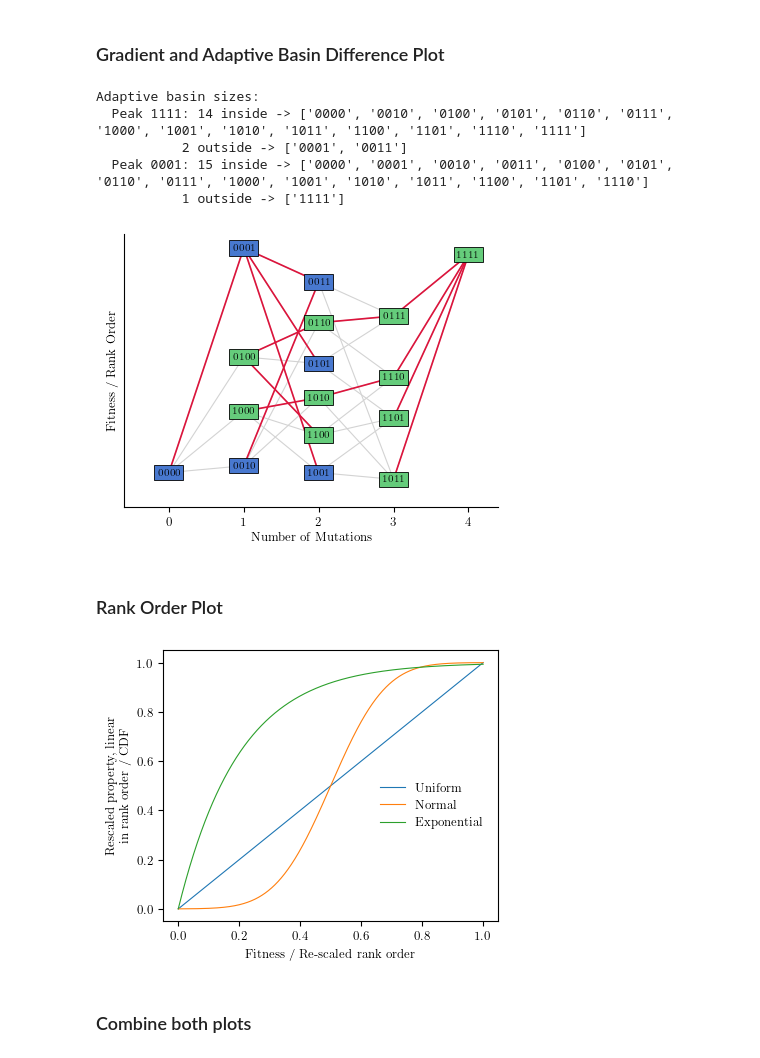
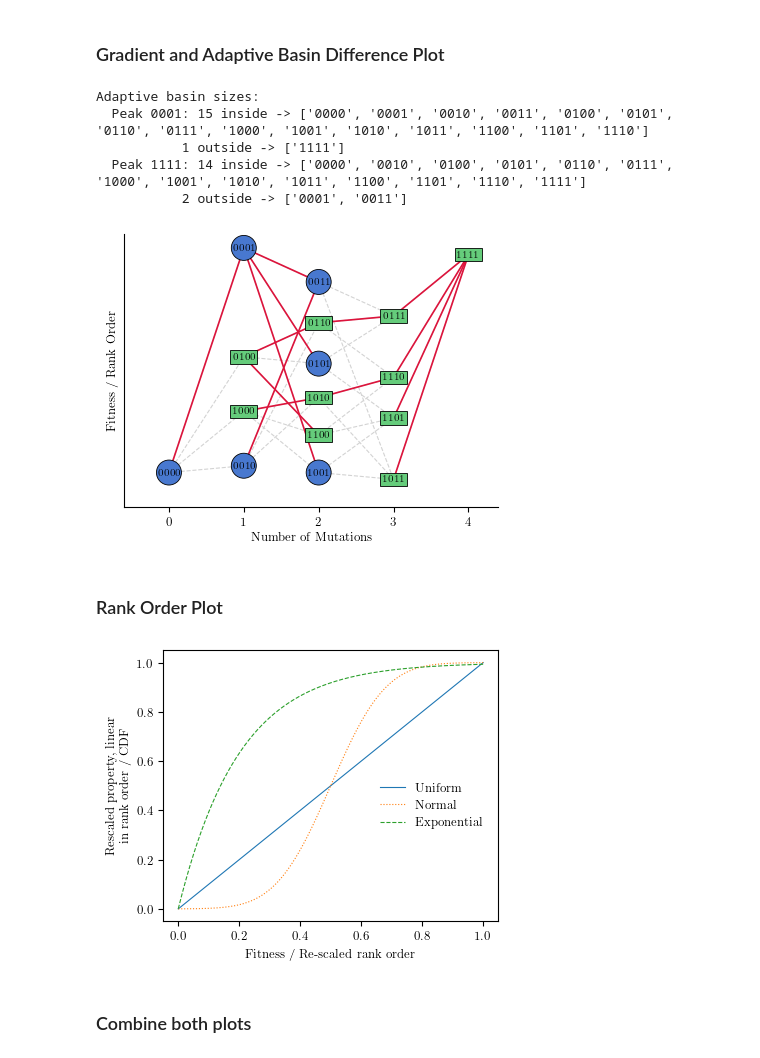
Before and after one commit to Dnl-rs/BasinNumerics, a Jupyter notebook: Python Mathplotlib Plots.ipynb, the cells around one changed output. Drawn from its saved outputs; the diff is of its cells as text; code cells hidden in the pictures.

Commit message:
Add files via upload
Updated figures

```diff
--- a/Python Mathplotlib Plots.ipynb
+++ b/Python Mathplotlib Plots.ipynb
@@ -1003,41 +983,48 @@ def node_facecolor(g):
     if in_1111:              return col_1111
     return col_none
 
 # ── Reusable drawing function ─────────────────────────────────────────────────
 def draw_landscape(ax):
     for uu, vv in H.edges():
         xu, yu = pos_L4[uu]; xv, yv = pos_L4[vv]
-        ax.plot([xu, xv], [yu, yv], color="lightgrey", linewidth=0.8, zorder=1)
+        ax.plot([xu, xv], [yu, yv], color="lightgrey", linewidth=0.8, linestyle='dashed', zorder=1)
     for src, dst in red_arrows:
         xs, ys = pos_L4[src]; xd, yd = pos_L4[dst]
-        ax.plot([xs, xd], [ys, yd], color="crimson", lw=1.2, zorder=3)
+        ax.plot([xs, xd], [ys, yd], color="crimson", lw=1.2, linestyle='solid', zorder=3)
     for g in genotypes_L4:
         x, y = pos_L4[g]
-        ax.text(x, y, g, ha="center", va="center", color="black", zorder=5,
-                bbox=dict(boxstyle="square,pad=0.35", facecolor=node_facecolor(g),
-                          edgecolor="black", linewidth=0.6))
+        facecolor = node_facecolor(g)
+        if facecolor == col_0001:
+            ax.text(x, y, g, ha="center", va="center", color="black", zorder=5,
+                    bbox=dict(boxstyle="circle,pad=0.15", facecolor=facecolor,
+                    edgecolor="black", linewidth=0.6))
+        elif facecolor == col_1111:
+            ax.text(x, y, g, ha="center", va="center", color="black", zorder=5,
+                    bbox=dict(boxstyle="square,pad=0.25", facecolor=facecolor,
+                    edgecolor="black", linewidth=0.6))
+
     ax.set_xlabel(r"Number of Mutations")
     ax.set_ylabel(r"Fitness / Rank Order")
     ax.set_xticks([0, 1, 2, 3, 4])
     ax.set_xlim(-0.6, 4.4)
     ax.set_ylim(0.03, 0.43)
     ax.set_yticks([])
     ax.spines["top"].set_visible(False)
     ax.spines["right"].set_visible(False)
 
 # ── Standalone preview ────────────────────────────────────────────────────────
 fig_g, ax_g = plt.subplots(figsize=set_size(columnwidth_pt, subplots=(2, 2.5)))
 draw_landscape(ax_g)
 fig_g.tight_layout()
 #fig_g.savefig(out_base + "MutationsFitness.pgf", bbox_inches="tight", backend="pgf")
 plt.show()
 # %% [output]
 Adaptive basin sizes:
+  Peak 0001: 15 inside -> ['0000', '0001', '0010', '0011', '0100', '0101', '0110', '0111', '1000', '1001', '1010', '1011', '1100', '1101', '1110']
+           1 outside -> ['1111']
   Peak 1111: 14 inside -> ['0000', '0010', '0100', '0101', '0110', '0111', '1000', '1001', '1010', '1011', '1100', '1101', '1110', '1111']
            2 outside -> ['0001', '0011']
-  Peak 0001: 15 inside -> ['0000', '0001', '0010', '0011', '0100', '0101', '0110', '0111', '1000', '1001', '1010', '1011', '1100', '1101', '1110']
-           1 outside -> ['1111']
-[figure, old version]
+[figure, new version]
 # %% [markdown]
 ### Rank Order Plot
 # %%
@@ -1080,9 +1067,9 @@ legendFrameon  = False          # draw legend box border?
 
 # ── Reusable drawing function ─────────────────────────────────────────────────
 def draw_rank_order(ax):
-    ax.plot(u, q_unif, label="Uniform")
-    ax.plot(u, q_norm, label="Normal") #($\mu={mu}$, $\sigma^2={sigma2}$)
-    ax.plot(u, q_exp,  label="Exponential") #($\lambda={lam}$)
+    ax.plot(u, q_unif, label="Uniform", ls="solid")
+    ax.plot(u, q_norm, label="Normal", ls="dotted") #($\mu={mu}$, $\sigma^2={sigma2}$)
+    ax.plot(u, q_exp,  label="Exponential", ls="dashed") #($\lambda={lam}$)
     ax.set_xlabel("Fitness / Re-scaled rank order")
     ax.set_ylabel("Rescaled property, linear\nin rank order / CDF")
 
@@ -1107,7 +1094,7 @@ mplt_ro.tight_layout()
 
 plt.show()
 # %% [output]
-[figure, old version]
+[figure, new version]
 # %% [markdown]
 ### Combine both plots
 # %%
```
Also changed, not shown: parts of 3 cells of this notebook.
